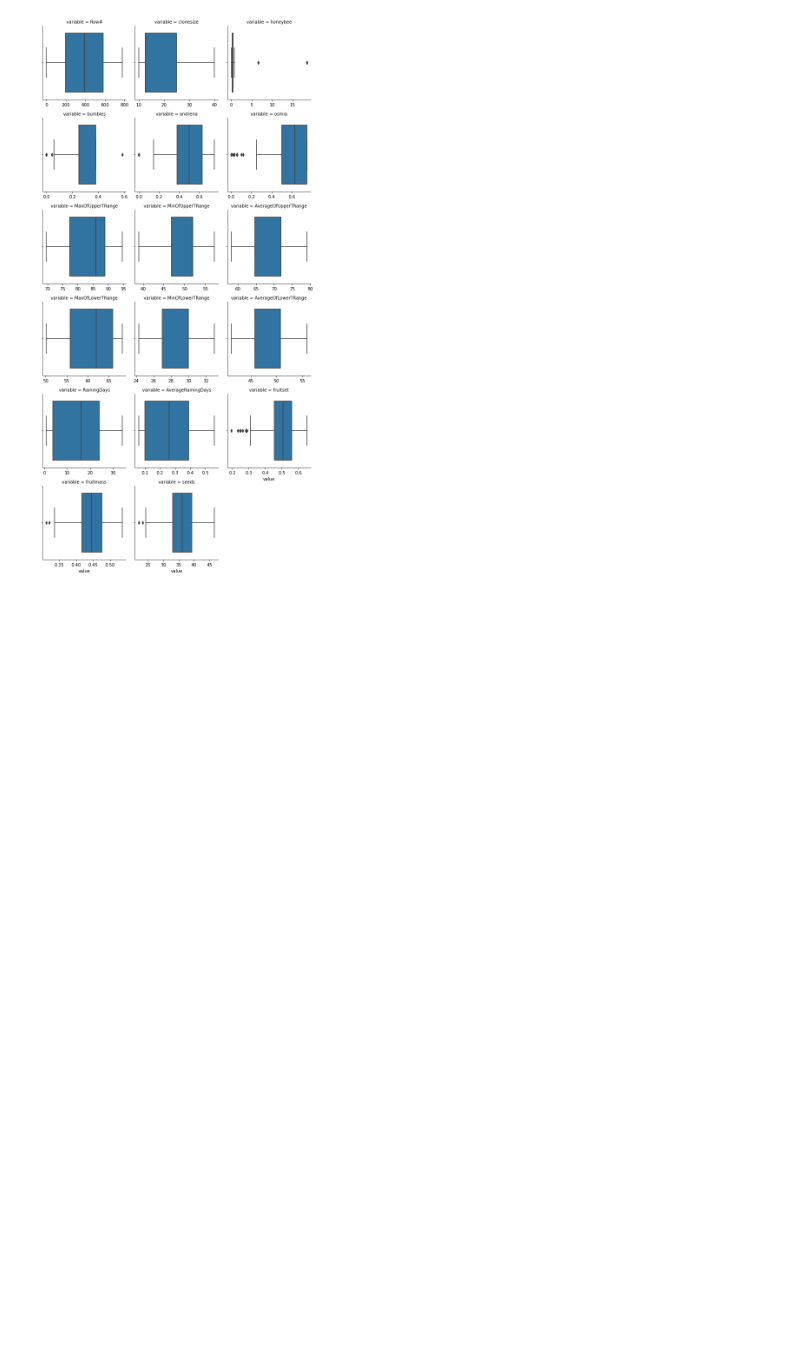
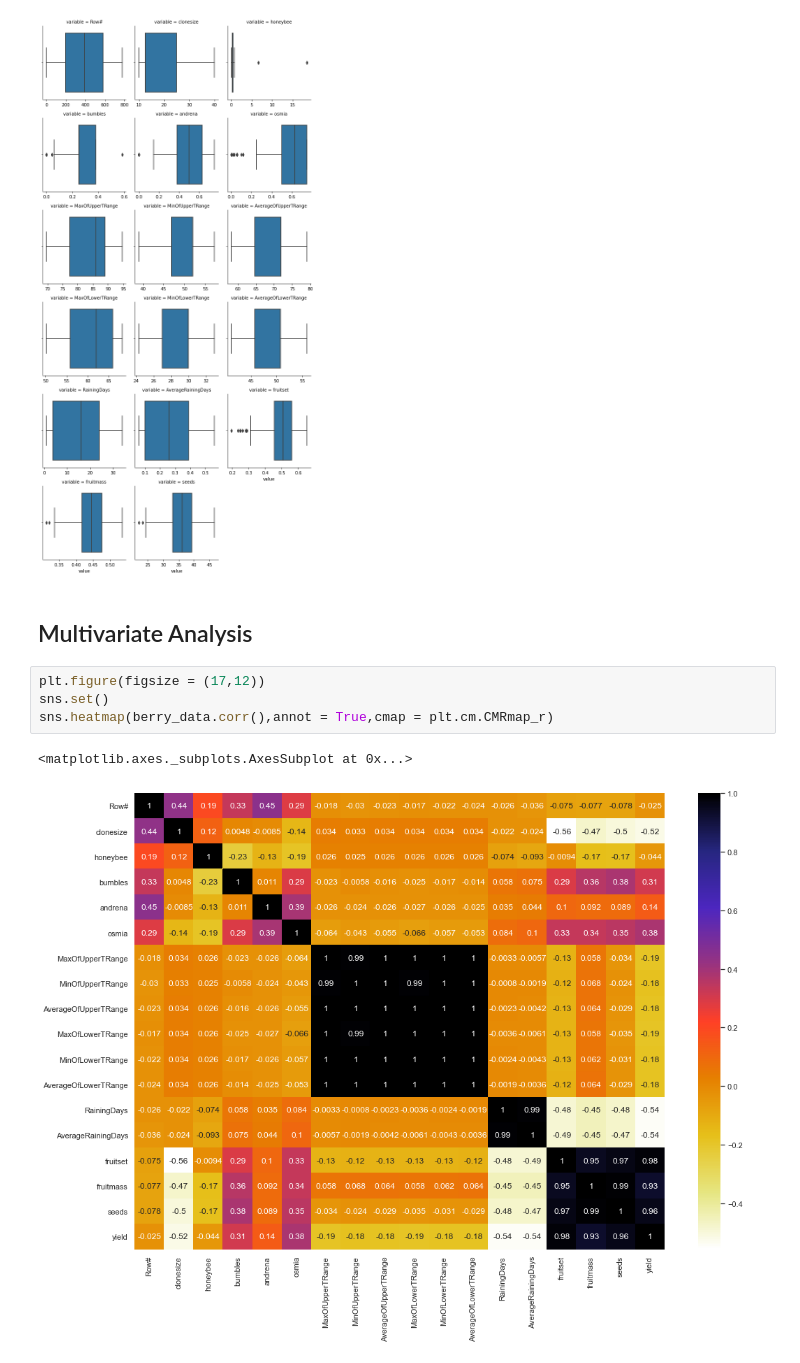
Before and after one commit to vedanthv/wild-blueberry-pollination-simulation-prediction, a Jupyter notebook: WildBlueBerryYieldPred.ipynb, the cells around one changed output. Cells and saved outputs as stored; diff of their text form; blank space fills up the shorter version.

Commit message:
chore : heatmap pearson corr

```diff
--- a/WildBlueBerryYieldPred.ipynb
+++ b/WildBlueBerryYieldPred.ipynb
@@ -258,3 +258,12 @@ g.map(sns.boxplot, "value")
 plt.show()
 # %% [output]
 [figure]
+# %% [markdown]
+## Multivariate Analysis
+# %%
+plt.figure(figsize = (17,12))
+sns.set()
+sns.heatmap(berry_data.corr(),annot = True,cmap = plt.cm.CMRmap_r)
+# %% [output]
+<matplotlib.axes._subplots.AxesSubplot at 0x...>
+[figure, added]
```
